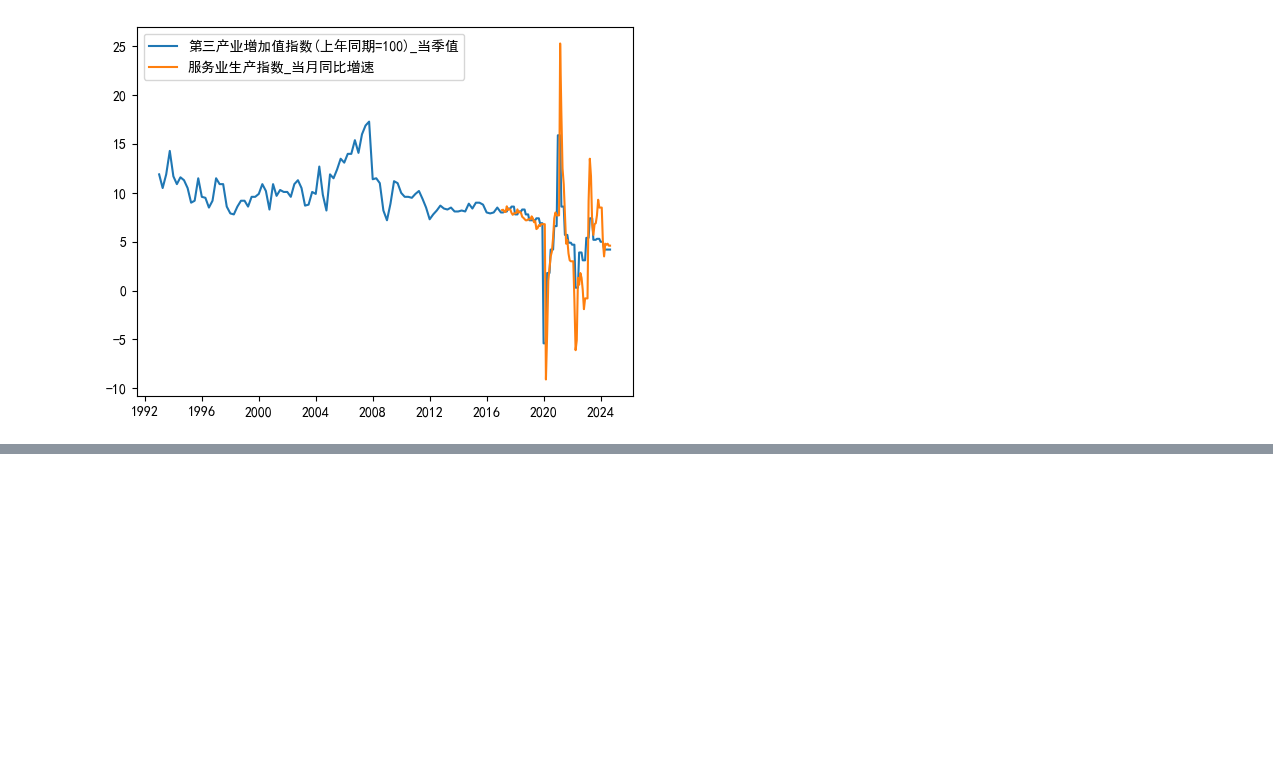
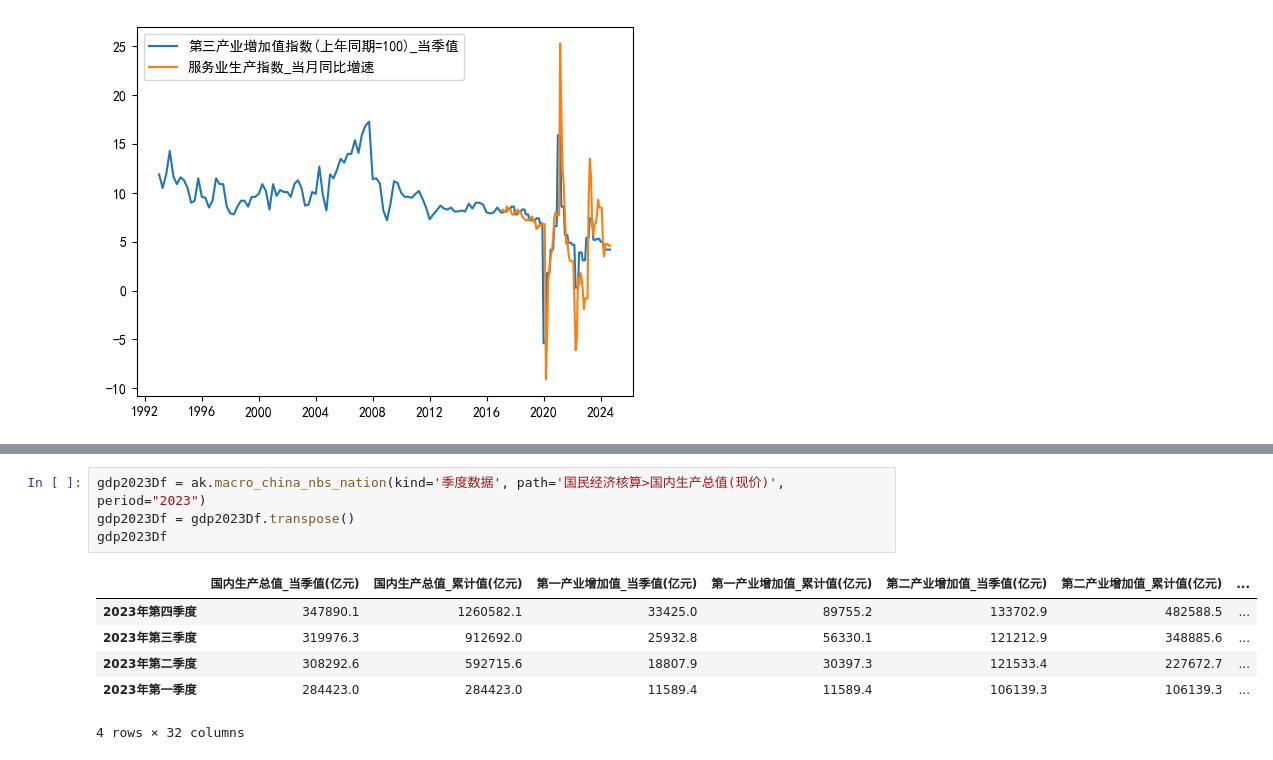
Before and after one commit to kampfer/various-data, a Jupyter notebook: src/researches/jupyter/gdp.ipynb, the cells around one changed output, grey strips where cells are left out. Drawn from its saved outputs; the diff is of its cells as text; blank space fills up the shorter version.

```diff
--- a/src/researches/jupyter/gdp.ipynb
+++ b/src/researches/jupyter/gdp.ipynb
@@ -393,0 +465,11 @@ plt.legend()
+# %%
+gdp2023Df = ak.macro_china_nbs_nation(kind='季度数据', path='国民经济核算>国内生产总值(现价)', period="2023")
+gdp2023Df = gdp2023Df.transpose()
+gdp2023Df
+# %% [output]
+|  | 国内生产总值_当季值(亿元) | 国内生产总值_累计值(亿元) | 第一产业增加值_当季值(亿元) | 第一产业增加值_累计值(亿元) | 第二产业增加值_当季值(亿元) | 第二产业增加值_累计值(亿元) | ... |
+| 2023年第四季度 | 347890.1 | 1260582.1 | 33425.0 | 89755.2 | 133702.9 | 482588.5 | ... |
+| 2023年第三季度 | 319976.3 | 912692.0 | 25932.8 | 56330.1 | 121212.9 | 348885.6 | ... |
+| 2023年第二季度 | 308292.6 | 592715.6 | 18807.9 | 30397.3 | 121533.4 | 227672.7 | ... |
+| 2023年第一季度 | 284423.0 | 284423.0 | 11589.4 | 11589.4 | 106139.3 | 106139.3 | ... |
+4 rows × 32 columns
```
Also changed, not shown: parts of 9 cells of this notebook.
